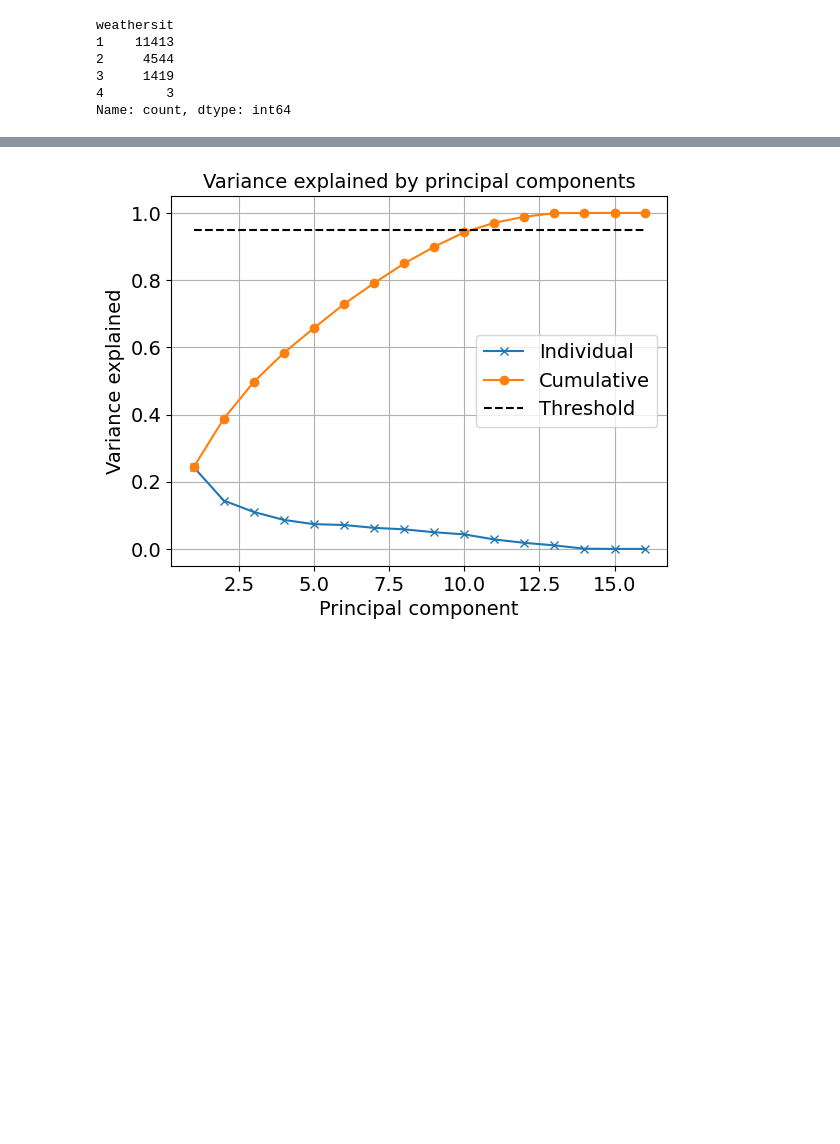
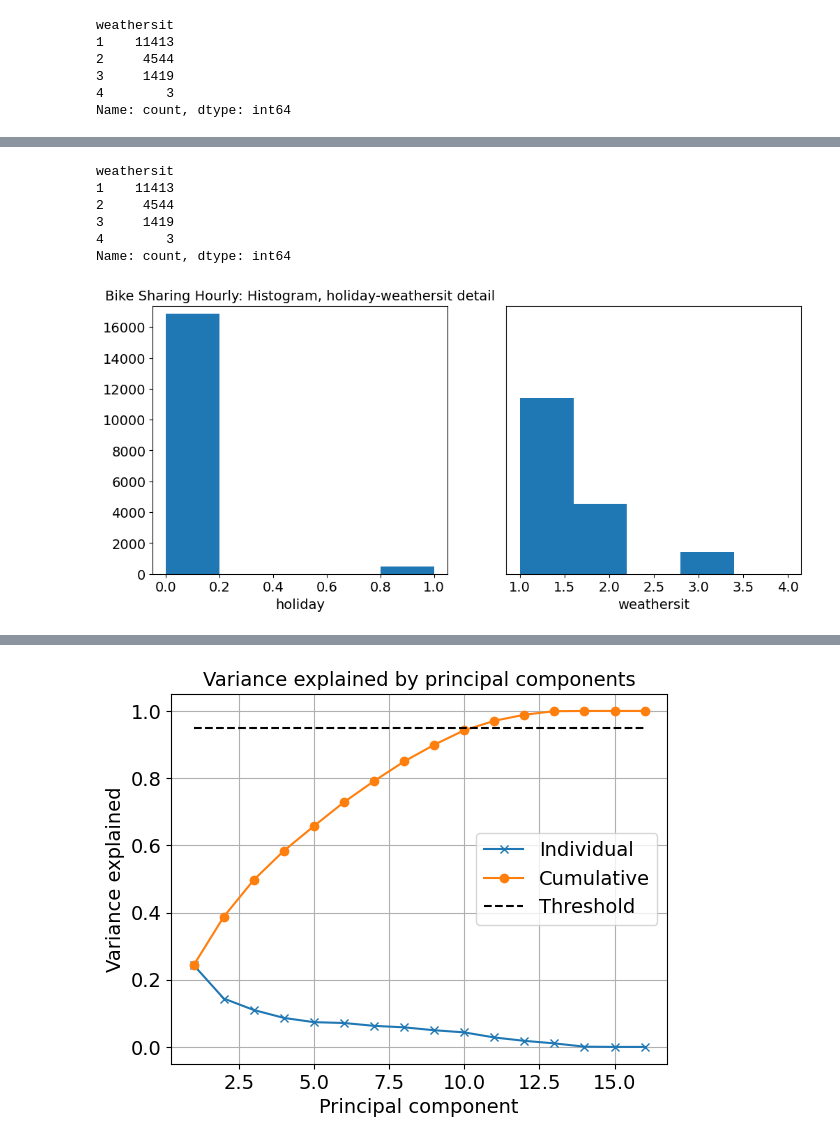
Before and after one commit to NicoloResmini/dtu-02450-projects, a Jupyter notebook: exploration.ipynb, the cells around one changed output, grey strips where cells are left out. Saved outputs shown, nothing was run; the diff lists cells and outputs as text; code cells hidden in the pictures; blank space fills up the shorter version.

```diff
--- a/exploration.ipynb
+++ b/exploration.ipynb
@@ -62,0 +66,23 @@ plt.show()
+# %%
+df.weathersit.value_counts()
+# %% [output]
+weathersit
+1    11413
+2     4544
+3     1419
+4        3
+Name: count, dtype: int64
+# %%
+# hr, workingday and atemp seem to have outliers, let's check in histograms
+figure(figsize=(12,5))
+m = [5,8]
+for i in range(len(m)):
+    subplot(1,2,i+1)
+    hist(X[:,m[i]], bins=5)
+    xlabel(attributeNames[m[i]])
+    ylim(0, N) # change this to see weathersit 4
+    if i>0: yticks([])
+    if i==0: title('Bike Sharing Hourly: Histogram, holiday-weathersit detail')
+# savefig('./res/plots/hist_outliers.png')
+# %% [output]
+[figure, added]
```
Also changed, not shown: parts of 15 cells of this notebook, 4 other files.
